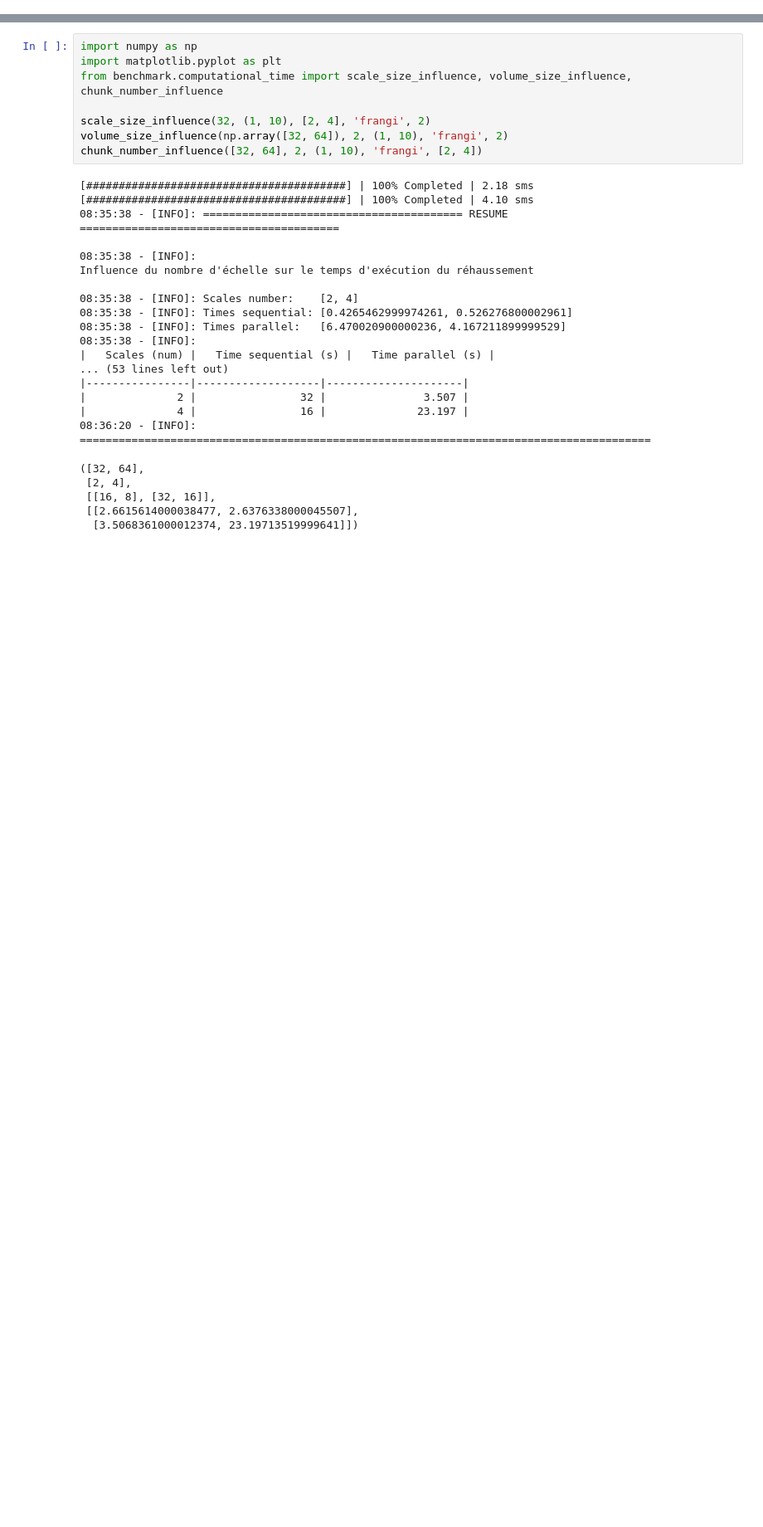
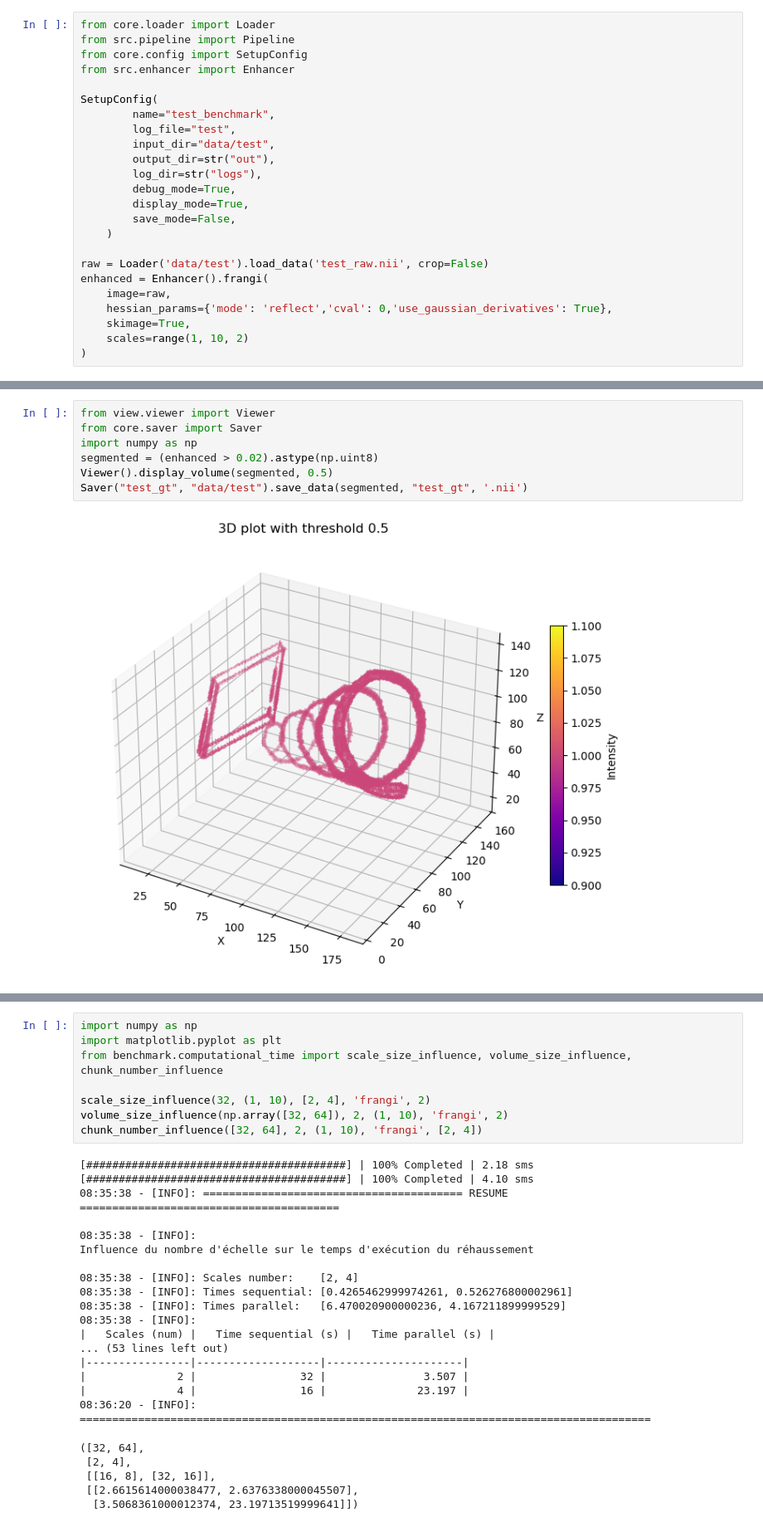
Before and after one commit to Noe-Edouard/Loria-Stage, a Jupyter notebook: sandbox.ipynb, the cells around one changed output, grey strips where cells are left out. Shown at 83% size. Drawn from its saved outputs; the diff is of its cells as text; blank space fills up the shorter version.

Commit message:
Very large update of the code. Pipeline is working. Benchmark is working. Derivations methods are working.

```diff
--- a/sandbox.ipynb
+++ b/sandbox.ipynb
@@ -0,0 +10,24 @@
+# %%
+from core.loader import Loader
+from src.pipeline import Pipeline
+from core.config import SetupConfig
+from src.enhancer import Enhancer
+
+SetupConfig(
+        name="test_benchmark",
+        log_file="test",
+        input_dir="data/test",
+        output_dir=str("out"),
+        log_dir=str("logs"),
+        debug_mode=True,
+        display_mode=True,
+        save_mode=False,
+    )
+
+raw = Loader('data/test').load_data('test_raw.nii', crop=False)
+enhanced = Enhancer().frangi(
+    image=raw,
+    hessian_params={'mode': 'reflect','cval': 0,'use_gaussian_derivatives': True},
+    skimage=True,
+    scales=range(1, 10, 2)
+)
@@ -0,0 +37,9 @@
+# %%
+from view.viewer import Viewer
+from core.saver import Saver
+import numpy as np
+segmented = (enhanced > 0.02).astype(np.uint8)
+Viewer().display_volume(segmented, 0.5)
+Saver("test_gt", "data/test").save_data(segmented, "test_gt", '.nii')
+# %% [output]
+[figure, added]
```
Also changed, not shown: parts of 4 cells of this notebook, 59 other files.
